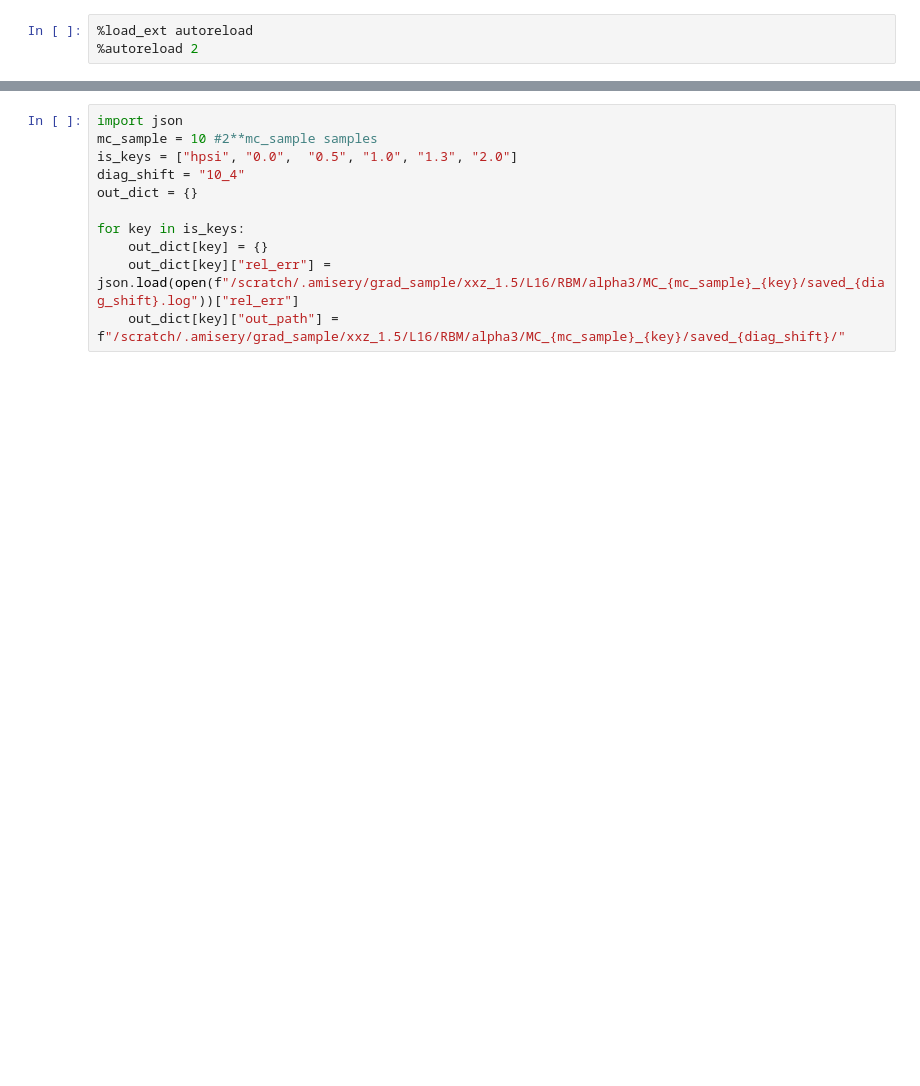
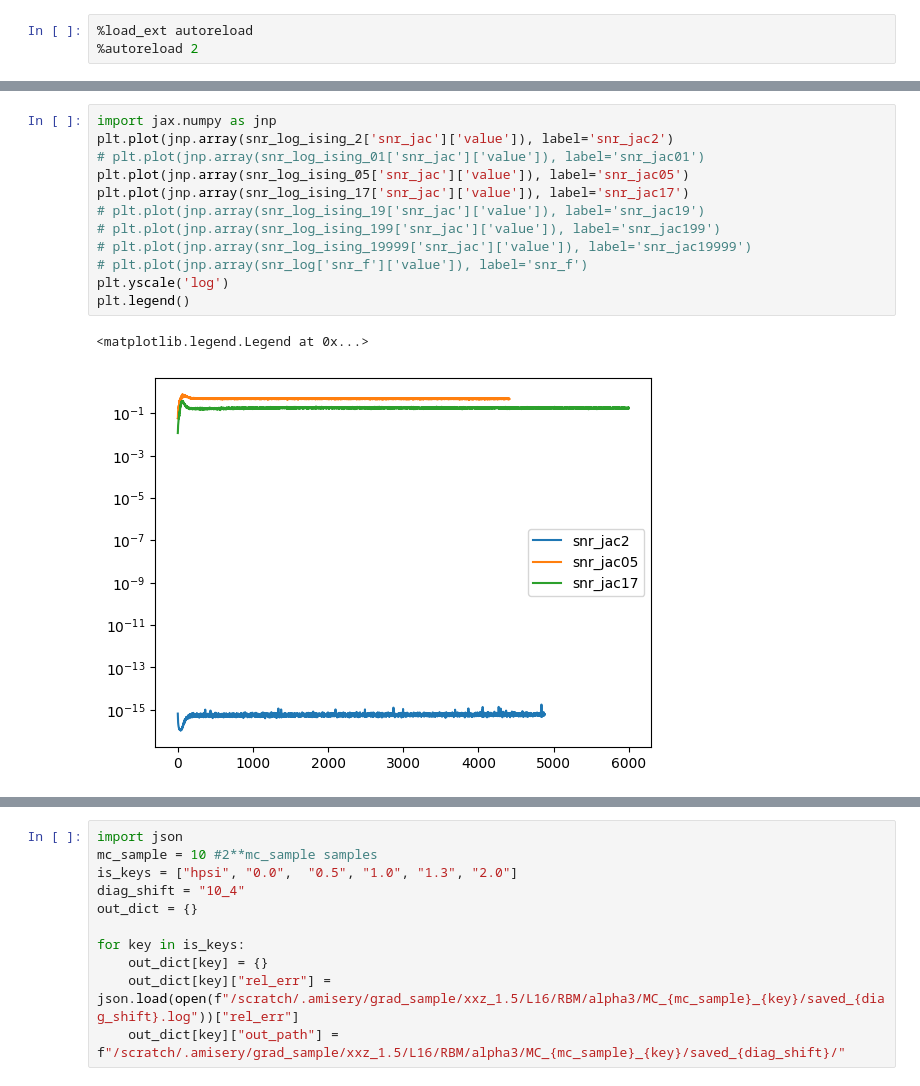
Before and after one commit to AntoineMsy/grad_sample, a Jupyter notebook: notebooks/is_analysis.ipynb, the cells around one changed output, grey strips where cells are left out. Cells and saved outputs as stored; diff of their text form; blank space fills up the shorter version.

```diff
--- a/notebooks/is_analysis.ipynb
+++ b/notebooks/is_analysis.ipynb
@@ -29,0 +202,15 @@ from grad_sample.is_hpsi.operator import IS_Operator
+# %%
+import jax.numpy as jnp
+plt.plot(jnp.array(snr_log_ising_2['snr_jac']['value']), label='snr_jac2')
+# plt.plot(jnp.array(snr_log_ising_01['snr_jac']['value']), label='snr_jac01')
+plt.plot(jnp.array(snr_log_ising_05['snr_jac']['value']), label='snr_jac05')
+plt.plot(jnp.array(snr_log_ising_17['snr_jac']['value']), label='snr_jac17')
+# plt.plot(jnp.array(snr_log_ising_19['snr_jac']['value']), label='snr_jac19')
+# plt.plot(jnp.array(snr_log_ising_199['snr_jac']['value']), label='snr_jac199')
+# plt.plot(jnp.array(snr_log_ising_19999['snr_jac']['value']), label='snr_jac19999')
+# plt.plot(jnp.array(snr_log['snr_f']['value']), label='snr_f')
+plt.yscale('log')
+plt.legend()
+# %% [output]
+<matplotlib.legend.Legend at 0x...>
+[figure, added]
```
Also changed, not shown: parts of 14 cells of this notebook, 9 other files.
